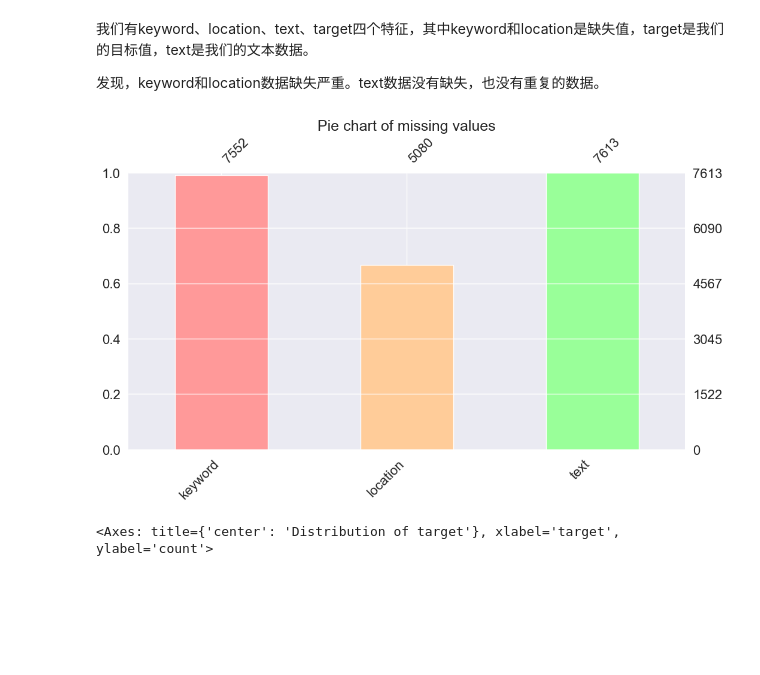
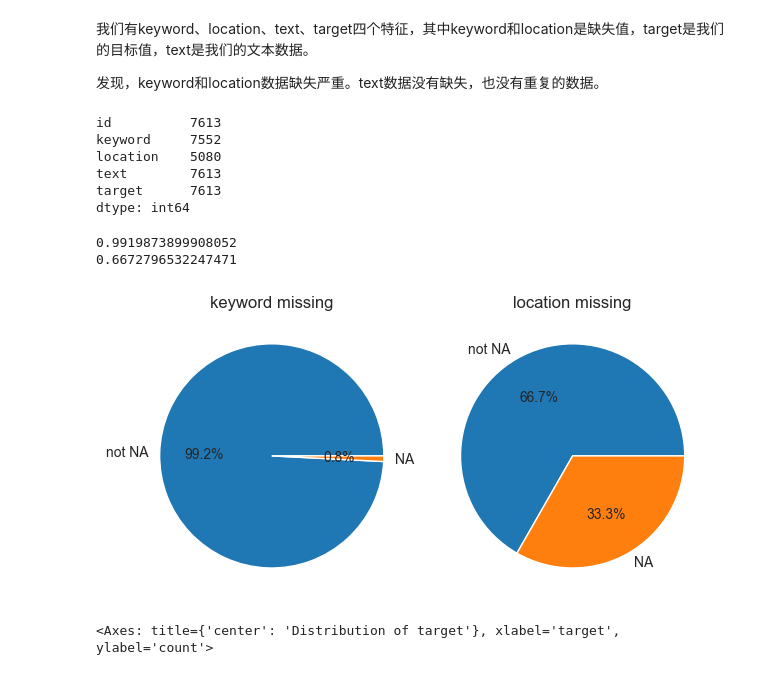
Before and after one commit to Dustella/data-mining-tour, a Jupyter notebook: data-digging/Fin.Twitter/data_explore.ipynb, the cells around one changed output. Saved outputs shown, nothing was run; the diff lists cells and outputs as text; code cells hidden in the pictures; blank space fills up the shorter version.

```diff
--- a/data-digging/Fin.Twitter/data_explore.ipynb
+++ b/data-digging/Fin.Twitter/data_explore.ipynb
@@ -27,16 +27,48 @@ raw.head()
 # 分析 数据中 keyword、location、text 的缺失值
 # 使用 seaborn 和matplotlib 绘制饼状图，查看两者缺失值的比例
 import matplotlib.pyplot as plt
-import missingno as msno
 
-# 绘制 keyword 缺失比例的饼状图
-plt.title("Pie chart of missing values")
-# set colors
-colors = ["#ff9999", "#ffcc99", "#99ff99", "#66b3ff"]
-msno.bar(raw[["keyword","location","text"]], figsize=(12, 6),color=colors,)
-plt.show()
+data["keyword"].count()
+data.count()
 # %% [output]
-[figure, removed]
+id          7613
+keyword     7552
+location    5080
+text        7613
+target      7613
+dtype: int64
+# %%
+
+# 绘制 keyword 缺失比例的饼状图
+
+# set theme
+sns.set_style("darkgrid")
+
+
+keywords_na = data["keyword"].count() / data["id"].count()
+location_na = data["location"].count() / data["id"].count()
+print(keywords_na)
+print(location_na)
+# ddata two pie charts into one figure
+
+plt.subplot(1, 2, 1)
+
+plt.pie([keywords_na,1-keywords_na], labels=["not NA","NA"], autopct='%1.1f%%')
+plt.title("keyword missing")
+
+# 绘制 location 缺失比例的饼状图
+plt.subplot(1, 2, 2)
+plt.pie([location_na,1-location_na], labels=['not NA','NA'], autopct='%1.1f%%')
+plt.title("location missing")
+
+plt.tight_layout()
+
+# set colors
+plt.show()
+# %% [output]
+0.9919873899908052
+0.6672796532247471
+[figure, added]
 # %%
 # 探索 target 的分布
 
```
Also changed, not shown: parts of 4 cells of this notebook, 17 other files.
